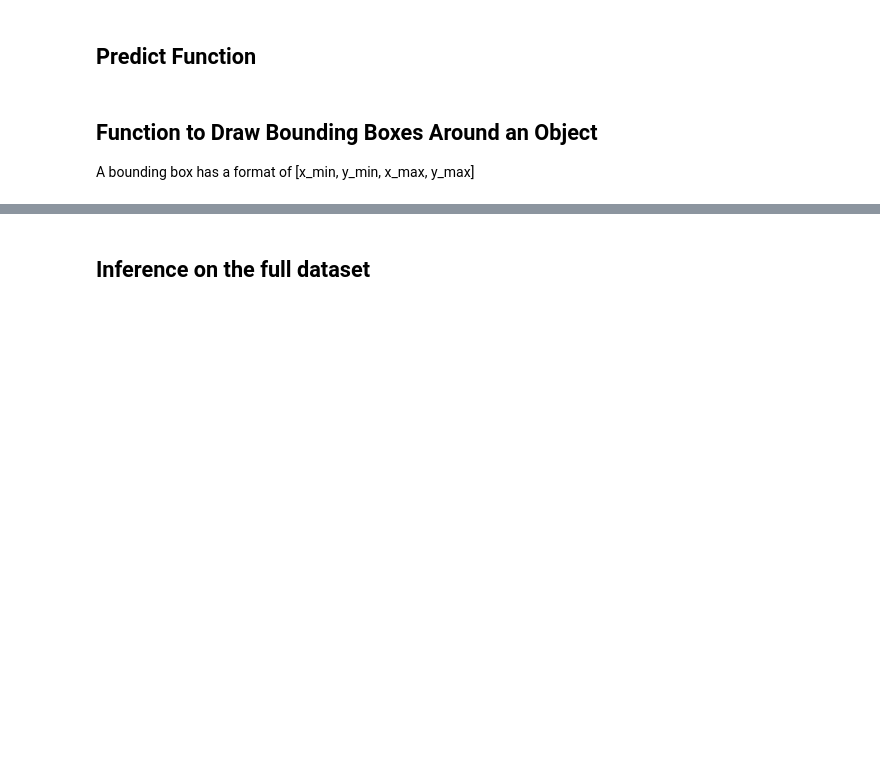
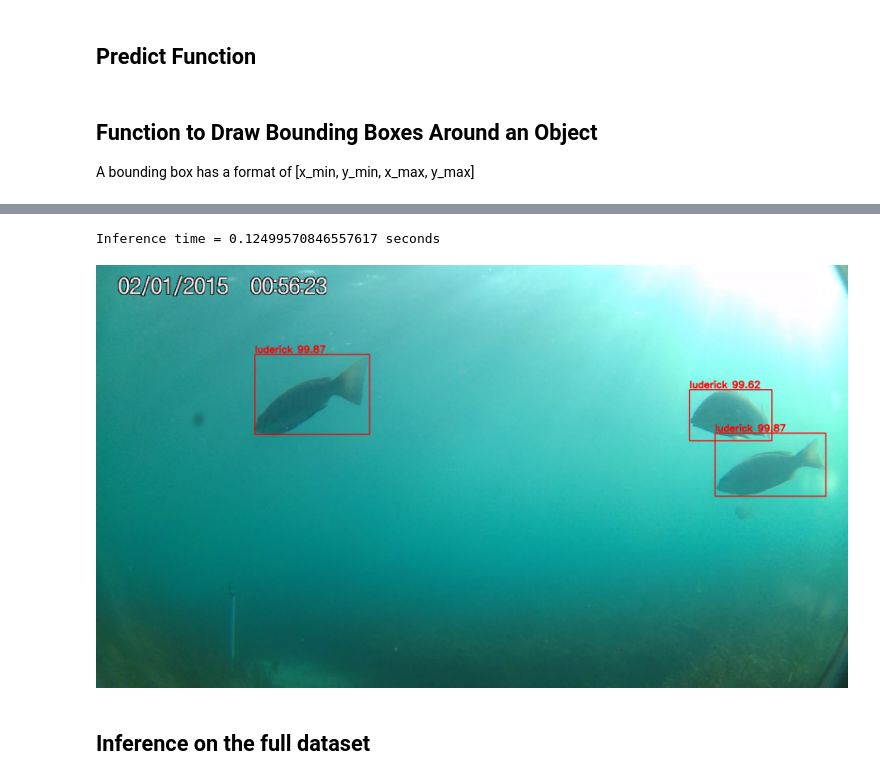
Before and after one commit to RicardFos/tfm_object_detection, a Jupyter notebook: notebooks/Luderick_Seagrass/Luderick Object Detection Using Pytorch Faster R-CNN-Inference.ipynb, the cells around one changed output, grey strips where cells are left out. Saved outputs shown, nothing was run; the diff lists cells and outputs as text; code cells hidden in the pictures; blank space fills up the shorter version.

```diff
--- a/notebooks/Luderick_Seagrass/Luderick Object Detection Using Pytorch Faster R-CNN-Inference.ipynb
+++ b/notebooks/Luderick_Seagrass/Luderick Object Detection Using Pytorch Faster R-CNN-Inference.ipynb
@@ -211,4 +211,17 @@ Inference time = 0.21799325942993164 seconds
 [figure]
+# %%
+# use a faster model with min_size = 512 and check its inference time
+model_fast = load_model(NUM_CLASSES, model_path, DEVICE, min_size=512)
+
+image = Image.open(f"{IMAGES_DIR}/C1_Luderick_14.mov_5fps_000013.jpg").convert('RGB')
+boxes, labels, pred_scores, inf_time = predict(image, model_fast, DEVICE, 0.8)
+image_boxes = draw_boxes(boxes, CLASSES, labels, image, pred_scores)
+print(f'Inference time = {inf_time} seconds')
+view_image(image_boxes)
+torch.cuda.empty_cache()
+# %% [output]
+Inference time = 0.12499570846557617 seconds
+[figure, added]
 # %% [markdown]
 ## Inference on the full dataset
 # %%
```
Also changed, not shown: parts of 7 cells of this notebook, 4 other files.
